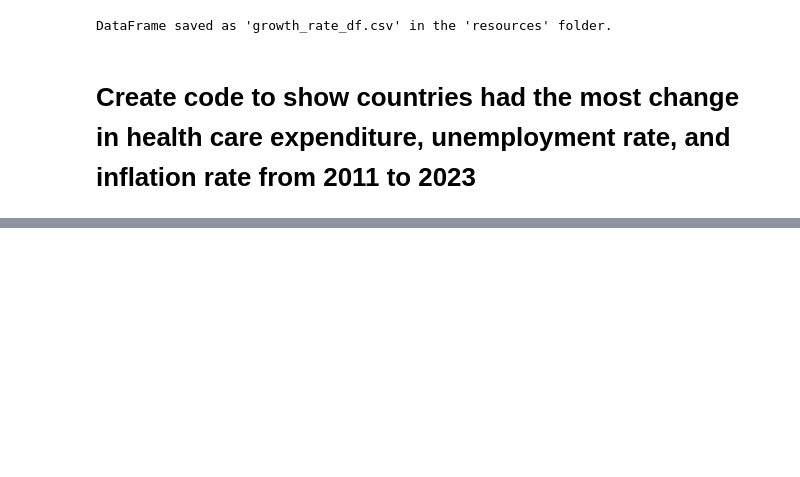
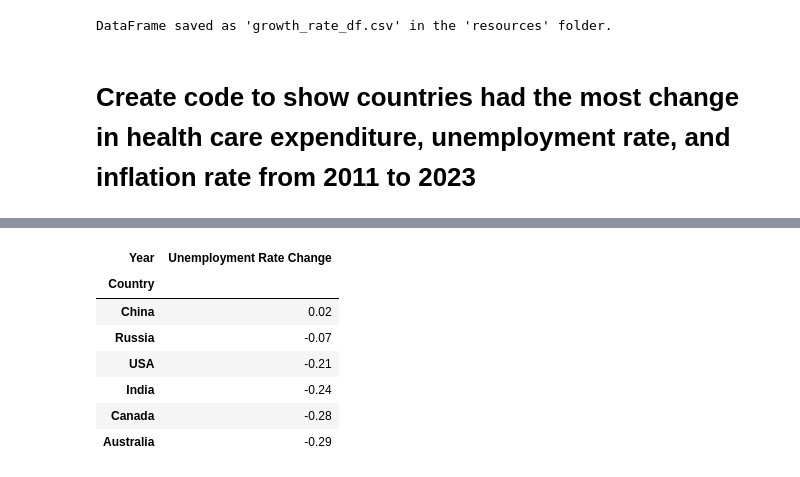
Before and after one commit to karinaahumada01/Project-3, a Jupyter notebook: country_comparison.ipynb, the cells around one changed output, grey strips where cells are left out. Cells and saved outputs as stored; diff of their text form; code cells hidden in the pictures; blank space fills up the shorter version.

```diff
--- a/country_comparison.ipynb
+++ b/country_comparison.ipynb
@@ -269,0 +297,24 @@ DataFrame saved as 'growth_rate_df.csv' in the 'resources' folder.
+# %%
+# Pivot data for unemployment rate
+unemployment_rate = data_filtered.pivot(index='Country', columns='Year', values='Unemployment Rate (%)')
+
+# Drop rows with missing data for either 2011 or 2023
+unemployment_rate.dropna(inplace=True)
+
+# Calculate the absolute change from 2011 to 2023
+unemployment_rate['Unemployment Rate Change'] = unemployment_rate[2023] - unemployment_rate[2011]
+
+# Sort by the highest change
+unemployment_rate_change_sorted = unemployment_rate[['Unemployment Rate Change']].sort_values(by='Unemployment Rate Change', ascending=False)
+
+# Display top countries with the highest changes
+unemployment_rate_change_sorted.head(6)
+# %% [output]
+| Year | Unemployment Rate Change |
+| Country |  |
+| China | 0.02 |
+| Russia | -0.07 |
+| USA | -0.21 |
+| India | -0.24 |
+| Canada | -0.28 |
+| Australia | -0.29 |
```
Also changed, not shown: parts of 2 cells of this notebook, 1 other file.
